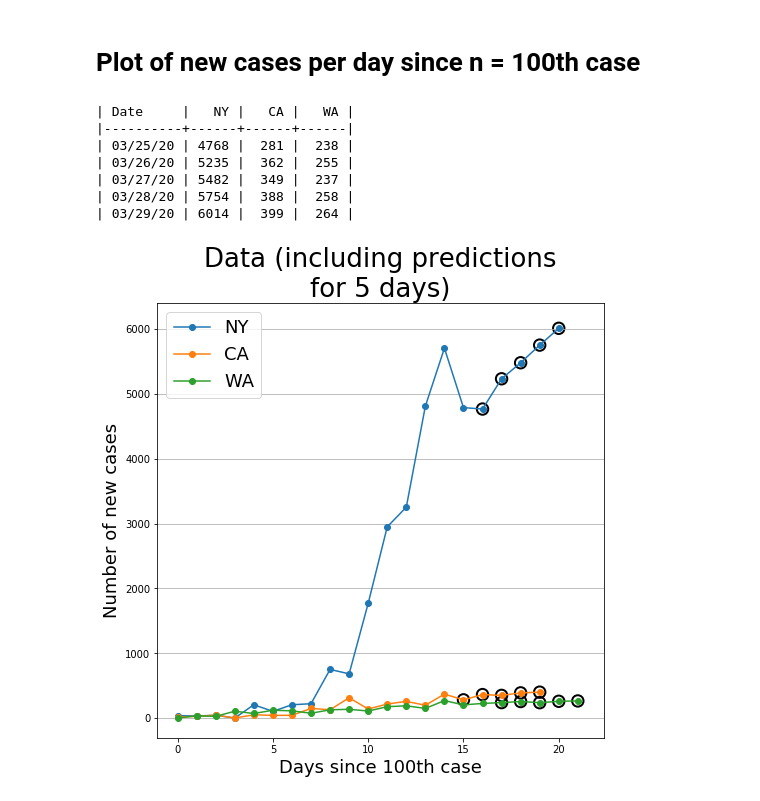
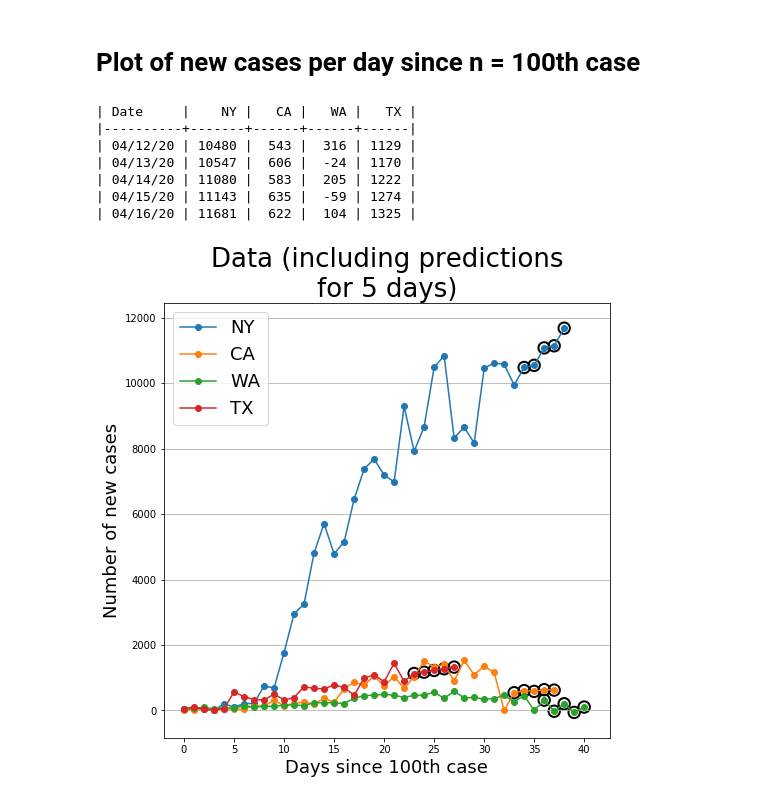
Before and after one commit to arkobarman/covid-19_timeSeriesAnalysis, a Jupyter notebook: time-series-predictions-US.ipynb, the cells around one changed output. Drawn from its saved outputs; the diff is of its cells as text; code cells hidden in the pictures.

```diff
--- a/time-series-predictions-US.ipynb
+++ b/time-series-predictions-US.ipynb
@@ -17,7 +17,10 @@ from tabulate import tabulate
 # This is not recommended but I am doing this to suppress warnings from SARIMAX
 warnings.simplefilter('ignore')
 # %%
-USDataFilename = os.path.join('data', 'covidtracking', 'upto03242020', 'states-daily.csv')
+# Read csv file
+USDataFilename = os.path.join('data', 'covidtracking', 'upto04112020', 'daily.csv')
+# This is the name of the file previously used
+# USDataFilename = os.path.join('data', 'covidtracking', 'upto03242020', 'states-daily.csv')
 USCovidFr = pd.read_csv(USDataFilename)
 USCovidFr
 # %% [output]
@@ -245,7 +230,7 @@ allData, predData = getPredictionsForFuture_USState('NY',
                                                     logScale=False,
                                                     printResults=True,
                                                     nDays=5,
-                                                    tablesToUse=['positive'],
+                                                    tablesToUse=['positive', 'death', 'hospitalized'],
                                                     grid='y',
                                                     returnResults=True)
 # %% [output]
@@ -501,39 +495,39 @@ def comparePlotDaysSinceNCases_showNewCasesPerDay_USStates(USStateNamesList,
             plotStartedFlag = True
         if logScale:
             for i in range(len(data)):
                 if data[i] == 0:
                     data[i] = np.nan
         ax.plot(data, marker='o', label=USStateName);
 
 
         # Circle predictions
         ax.scatter(predictionPointsXCoordinateList, predictionsList, s=130, linewidth=2, facecolors='none', edgecolors='k');
 
     if printResults:
 
         headerList = ['Date']
         for USStateName in USStateNamesList:
             headerList.append(USStateName)
 
         print(tabulate(datePredList, headers=headerList, tablefmt='orgtbl'))
 
     ax.legend(loc='upper left', prop={'size': 18});
 #     plt.title('Data for {}'.format(countryName), fontsize=26);
     plt.title('Data (including predictions\nfor {} days)'.format(nDaysPrediction), fontsize=26);
     plt.xlabel('Days since {}th case'.format(daysSince), fontsize=18);
     plt.ylabel('Number of new cases', fontsize=18);
     plt.grid(axis='y')
 
     if logScale:
         plt.yscale('log')
 
-comparePlotDaysSinceNCases_showNewCasesPerDay_USStates(['NY', 'CA', 'WA'], daysSince=100, logScale=False)
+comparePlotDaysSinceNCases_showNewCasesPerDay_USStates(['NY', 'CA', 'WA', 'TX'], daysSince=100, logScale=False)
 # %% [output]
-| Date     |   NY |   CA |   WA |
-|----------+------+------+------|
-| 03/25/20 | 4768 |  281 |  238 |
-| 03/26/20 | 5235 |  362 |  255 |
-| 03/27/20 | 5482 |  349 |  237 |
-| 03/28/20 | 5754 |  388 |  258 |
-| 03/29/20 | 6014 |  399 |  264 |
+| Date     |    NY |   CA |   WA |   TX |
+|----------+-------+------+------+------|
+| 04/12/20 | 10480 |  543 |  316 | 1129 |
+| 04/13/20 | 10547 |  606 |  -24 | 1170 |
+| 04/14/20 | 11080 |  583 |  205 | 1222 |
+| 04/15/20 | 11143 |  635 |  -59 | 1274 |
+| 04/16/20 | 11681 |  622 |  104 | 1325 |
-[figure, old version]
+[figure, new version]
```
Also changed, not shown: parts of 4 cells of this notebook, 29 other files.
